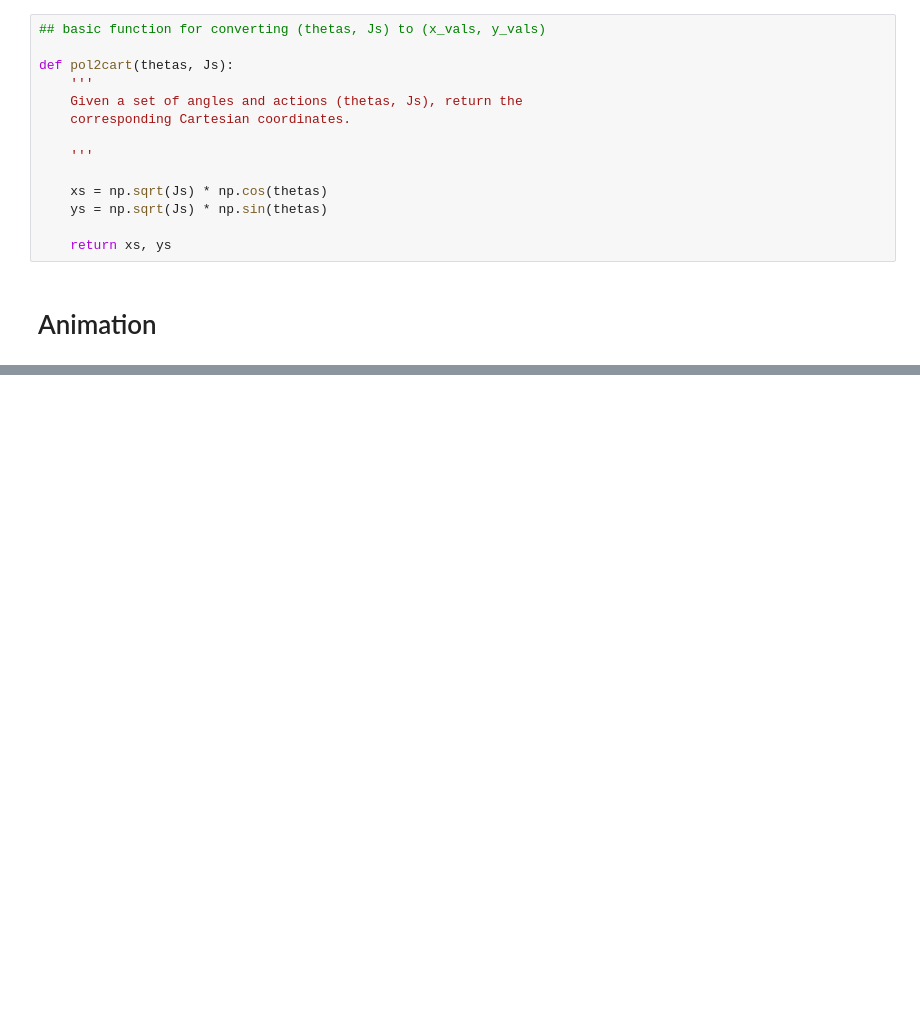
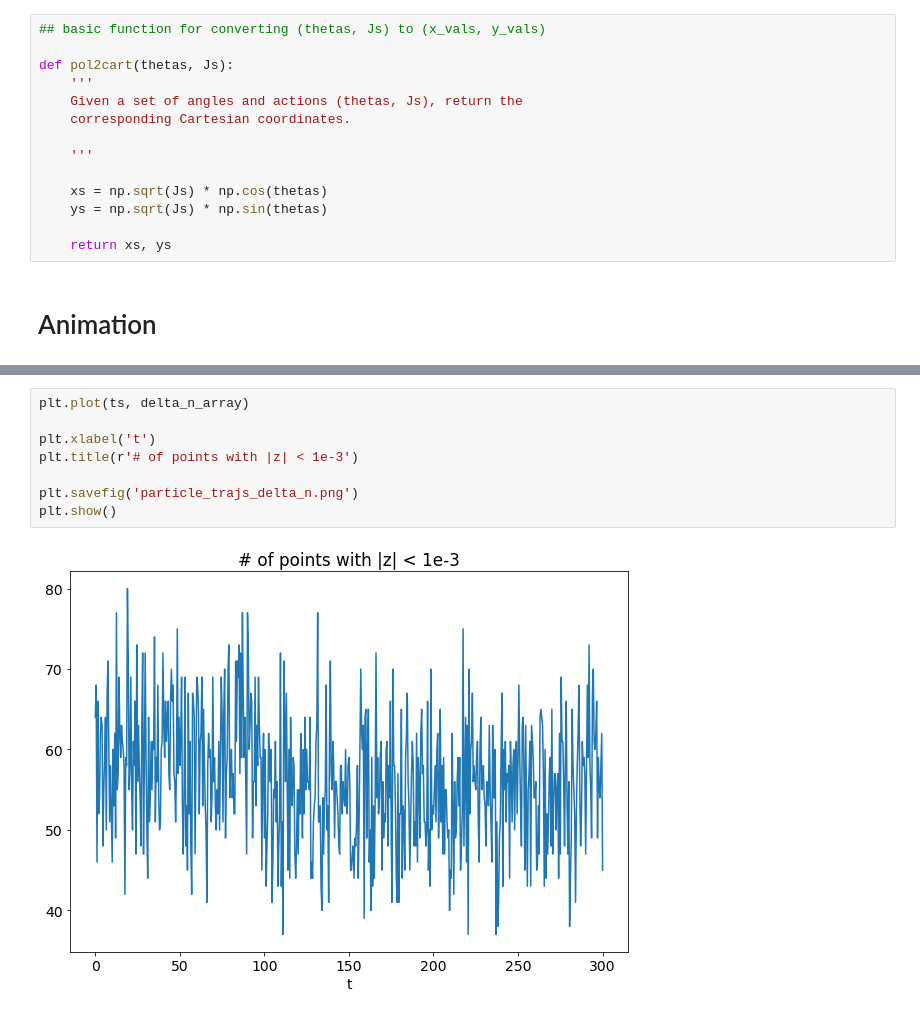
Before and after one commit to Jupiter1994/plasma-echo, a Jupyter notebook: Computing Particle Trajectories.ipynb, the cells around one changed output, grey strips where cells are left out. Cells and saved outputs as stored; diff of their text form; blank space fills up the shorter version.

```diff
--- a/Computing Particle Trajectories.ipynb
+++ b/Computing Particle Trajectories.ipynb
@@ -242,0 +302,10 @@ Source on animating a scatter plot: https://stackoverflow.com/questions/9401658/
+# %%
+plt.plot(ts, delta_n_array)
+
+plt.xlabel('t')
+plt.title(r'# of points with |z| < 1e-3')
+
+plt.savefig('particle_trajs_delta_n.png')
+plt.show()
+# %% [output]
+[figure, added]
```
Also changed, not shown: parts of 5 cells of this notebook, 7 other files.
